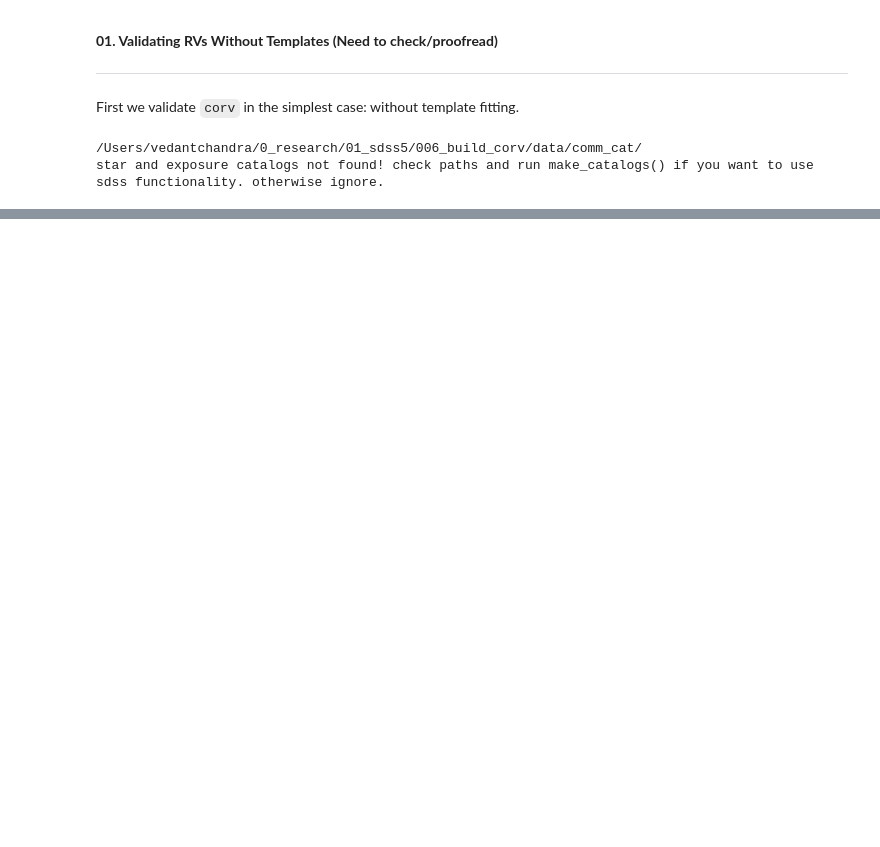
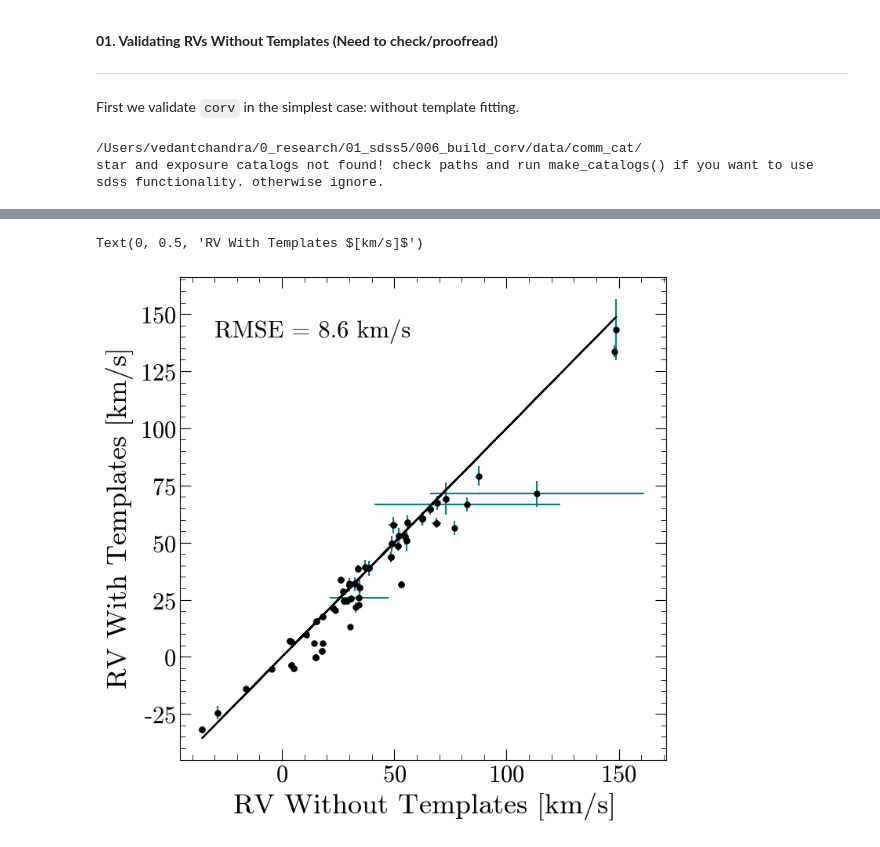
Before and after one commit to stefanarseneau/corv-tutorial, a Jupyter notebook: 02_validation.ipynb, the cells around one changed output, grey strips where cells are left out. Saved outputs shown, nothing was run; the diff lists cells and outputs as text; code cells hidden in the pictures; blank space fills up the shorter version.

```diff
--- a/02_validation.ipynb
+++ b/02_validation.ipynb
@@ -171,0 +202,16 @@ plt.ylabel(r'RV (corv) $[km/s]$')
+# %%
+plt.figure(figsize=(8,8))
+plt.style.use('stefan.mplstyle')
+
+plt.errorbar(falcon_xmatch['corv_rv_template'], falcon_xmatch['corv_rv'], xerr=falcon_xmatch['corv_erv_template'], yerr=falcon_xmatch['corv_erv'],
+            fmt = 'o', label = 'Data', color='black', ecolor = 'teal')
+plt.plot(falcon_xmatch['corv_rv_template'], linear(falcon_xmatch['corv_rv_template']), color = 'black')
+
+plt.text(-30, 140, 'RMSE = {:.1f} km/s'.format(rmse))
+
+ymin, ymax = plt.ylim()
+plt.xlabel(r'RV Without Templates $[km/s]$')
+plt.ylabel(r'RV With Templates $[km/s]$')
+# %% [output]
+Text(0, 0.5, 'RV With Templates $[km/s]$')
+[figure, added]
```
Also changed, not shown: parts of 11 cells of this notebook, 4 other files.
